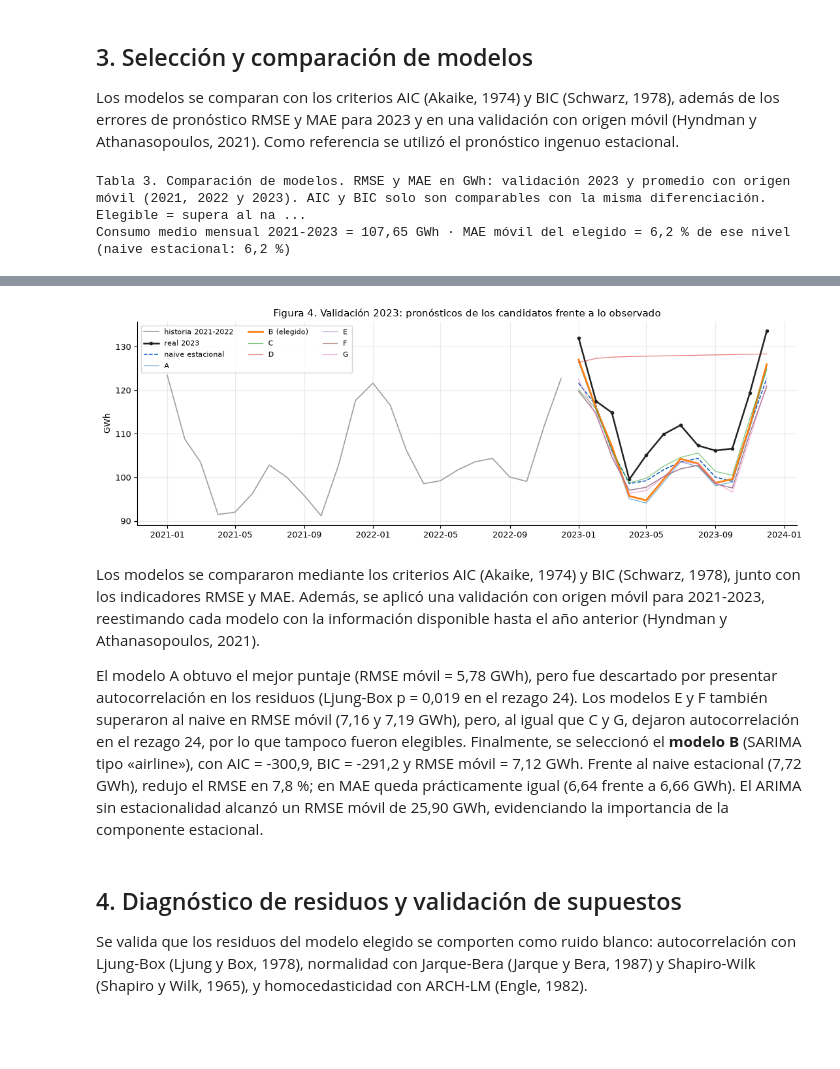
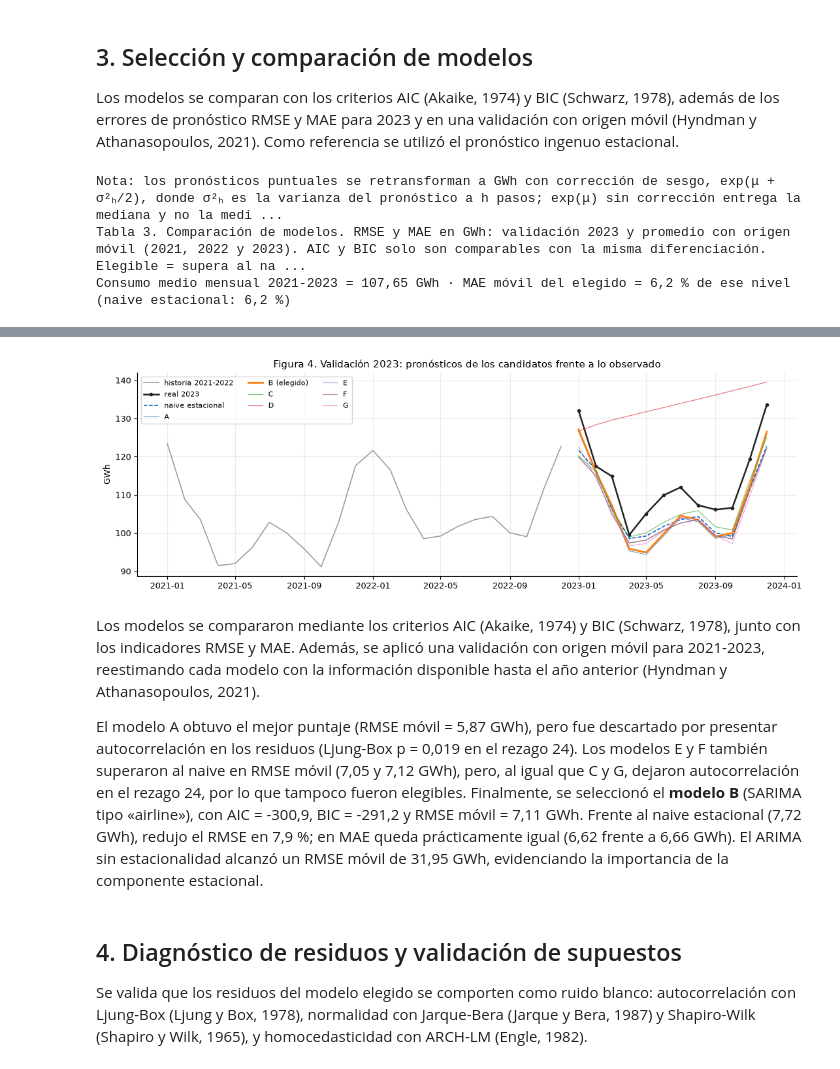
Before and after one commit to robertomoncada-blip/Magister_ciencia_datos, a Jupyter notebook: MCDI505/notebooks/mcdi505_s2rmoncada.ipynb, the cells around one changed output, grey strips where cells are left out. Saved outputs shown, nothing was run; the diff lists cells and outputs as text; code cells hidden in the pictures; blank space fills up the shorter version.

```diff
--- a/MCDI505/notebooks/mcdi505_s2rmoncada.ipynb
+++ b/MCDI505/notebooks/mcdi505_s2rmoncada.ipynb
@@ -299,6 +311,10 @@ Los modelos se comparan con los criterios AIC (Akaike, 1974) y BIC (Schwarz, 197
 naive_val = y["2022-01":"2022-12"].to_numpy()
 rmse = lambda e: float(np.sqrt(np.mean(np.square(e))))
 mae  = lambda e: float(np.mean(np.abs(e)))
+
+def a_gwh(fc):
+    """Pronóstico puntual en GWh con corrección de sesgo: exp(μ + σ²ₕ/2), donde σ²ₕ es la varianza del pronóstico a h pasos."""
+    return np.exp(np.asarray(fc.predicted_mean) + np.asarray(fc.var_pred_mean) / 2)
 NAIVE = "Naive estacional (referencia)"
 
 # ============================================================
@@ -309,7 +325,7 @@ filas3, pred_val = [], {}
 for nom, r in resultados.items():
     p, d_, q, P, D_, Q = r["spec"]
     fc = r["res"].get_forecast(steps=12, exog=exog_modelo(y_val.index, d_, D_))
-    pred = np.exp(np.asarray(fc.predicted_mean))              # se vuelve a GWh
+    pred = a_gwh(fc)                                          # se vuelve a GWh (media, con corrección de sesgo)
     pred_val[nom] = pd.Series(pred, index=y_val.index)
     filas3.append({"modelo": nom, "d": d_, "D": D_, "AIC": r["res"].aic, "BIC": r["res"].bic,
                    "RMSE": rmse(real - pred), "MAE": mae(real - pred)})
@@ -330,7 +346,7 @@ for T in ORIGENES:
     for nom, r in resultados.items():
         p, d_, q, P, D_, Q = r["spec"]
         res_T = r["res"] if T == 2023 else ajustar(ly_hasta_2023[:f"{T - 1}-12"], r["spec"])
-        pred_T = np.exp(np.asarray(res_T.get_forecast(steps=12, exog=exog_modelo(idx_T, d_, D_)).predicted_mean))
+        pred_T = a_gwh(res_T.get_forecast(steps=12, exog=exog_modelo(idx_T, d_, D_)))
         errores[nom].append((rmse(real_T - pred_T), mae(real_T - pred_T)))
 tab3["RMSE móvil"] = [np.mean([e_[0] for e_ in errores[m]]) for m in tab3.index]
 tab3["MAE móvil"] = [np.mean([e_[1] for e_ in errores[m]]) for m in tab3.index]
@@ -357,6 +373,8 @@ empatados = [m for m in elegibles if tab3.loc[m, "puntaje"] == tab3.loc[seleccio
 sel = resultados[seleccion]
 supera = bool(tab3.loc[seleccion, "supera naive"])
 tab3["elegible"] = np.where(comparable, np.where(tab3["supera naive"] & tab3["pasa LB"], "Sí", "No"), "")
+print("Nota: los pronósticos puntuales se retransforman a GWh con corrección de sesgo, exp(μ + σ²ₕ/2), donde σ²ₕ es la varianza del pronóstico a h pasos; "
+      "exp(μ) sin corrección entrega la mediana y no la media (Hyndman y Athanasopoulos, 2021, sección 5.6). Los intervalos de predicción se retransforman sin corrección.")
 print("Tabla 3. Comparación de modelos. RMSE y MAE en GWh: validación 2023 y promedio con origen móvil (2021, 2022 y 2023). "
       "AIC y BIC solo son comparables con la misma diferenciación. Elegible = supera al naive en RMSE móvil y pasa Ljung-Box (p > 0,05 en 12 y 24)")
 nivel_movil = float(y[f"{ORIGENES[0]}-01":f"{ORIGENES[-1]}-12"].mean())
@@ -375,6 +393,7 @@ ax.set_ylabel("GWh"); ax.legend(fontsize=8, ncol=3)
 ax.set_title("Figura 4. Validación 2023: pronósticos de los candidatos frente a lo observado")
 plt.tight_layout(); plt.show()
 # %% [output]
+Nota: los pronósticos puntuales se retransforman a GWh con corrección de sesgo, exp(μ + σ²ₕ/2), donde σ²ₕ es la varianza del pronóstico a h pasos; exp(μ) sin corrección entrega la mediana y no la medi ...
 Tabla 3. Comparación de modelos. RMSE y MAE en GWh: validación 2023 y promedio con origen móvil (2021, 2022 y 2023). AIC y BIC solo son comparables con la misma diferenciación. Elegible = supera al na ...
 Consumo medio mensual 2021-2023 = 107,65 GWh · MAE móvil del elegido = 6,2 % de ese nivel (naive estacional: 6,2 %)
 |  | AIC | BIC | RMSE | MAE | RMSE móvil | MAE móvil | LB p (12) | LB p (24) | puntaje | elegible |
@@ -389,9 +408,9 @@ Consumo medio mensual 2021-2023 = 107,65 GWh · MAE móvil del elegido = 6,2 % d
 | Naive estacional (referencia) | NaN | NaN | 7,263 | 6,528 | 7,721 | 6,655 | NaN | NaN | NaN |  |
-[figure, old version]
+[figure, new version]
 # %% [markdown]
 Los modelos se compararon mediante los criterios AIC (Akaike, 1974) y BIC (Schwarz, 1978), junto con los indicadores RMSE y MAE. Además, se aplicó una validación con origen móvil para 2021-2023, reestimando cada modelo con la información disponible hasta el año anterior (Hyndman y Athanasopoulos, 2021).
 
-El modelo A obtuvo el mejor puntaje (RMSE móvil = 5,78 GWh), pero fue descartado por presentar autocorrelación en los residuos (Ljung-Box p = 0,019 en el rezago 24). Los modelos E y F también superaron al naive en RMSE móvil (7,16 y 7,19 GWh), pero, al igual que C y G, dejaron autocorrelación en el rezago 24, por lo que tampoco fueron elegibles. Finalmente, se seleccionó el **modelo B** (SARIMA tipo «airline»), con AIC = -300,9, BIC = -291,2 y RMSE móvil = 7,12 GWh. Frente al naive estacional (7,72 GWh), redujo el RMSE en 7,8 %; en MAE queda prácticamente igual (6,64 frente a 6,66 GWh). El ARIMA sin estacionalidad alcanzó un RMSE móvil de 25,90 GWh, evidenciando la importancia de la componente estacional.
+El modelo A obtuvo el mejor puntaje (RMSE móvil = 5,87 GWh), pero fue descartado por presentar autocorrelación en los residuos (Ljung-Box p = 0,019 en el rezago 24). Los modelos E y F también superaron al naive en RMSE móvil (7,05 y 7,12 GWh), pero, al igual que C y G, dejaron autocorrelación en el rezago 24, por lo que tampoco fueron elegibles. Finalmente, se seleccionó el **modelo B** (SARIMA tipo «airline»), con AIC = -300,9, BIC = -291,2 y RMSE móvil = 7,11 GWh. Frente al naive estacional (7,72 GWh), redujo el RMSE en 7,9 %; en MAE queda prácticamente igual (6,62 frente a 6,66 GWh). El ARIMA sin estacionalidad alcanzó un RMSE móvil de 31,95 GWh, evidenciando la importancia de la componente estacional.
 # %% [markdown]
 ## 4. Diagnóstico de residuos y validación de supuestos
 
```
Also changed, not shown: parts of 6 cells of this notebook, 3 other files.
